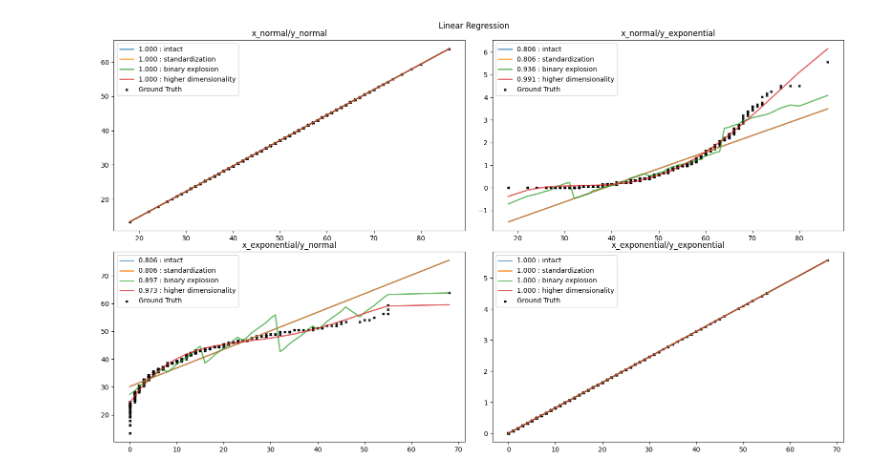
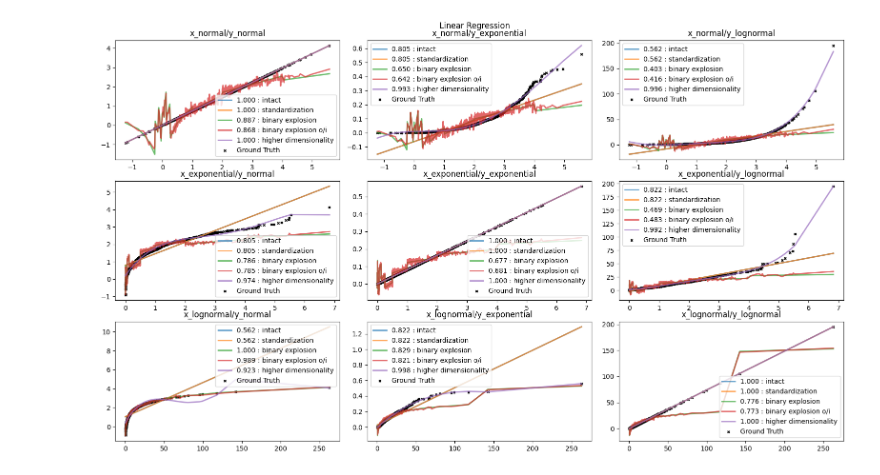
Before and after one commit to Nearpit/BaseEncoding, a Jupyter notebook: experiments.ipynb, the cells around one changed output. Saved outputs shown, nothing was run; the diff lists cells and outputs as text; code cells hidden in the pictures.

```diff
--- a/experiments.ipynb
+++ b/experiments.ipynb
@@ -32,10 +35,18 @@ for dist_name in ['normal', 'exponential']:
 # %%
 standard = lambda x:(x - x.mean())/x.std()
+
+transform_layer = FloatBaseEncoder()
+transform_layer_only_integers = FloatBaseEncoder(only_integers=True)
+tranformations = {'intact': lambda x: x,
+                  'standardization': standard,
+                  'binary explosion': lambda x: transform_layer(x).squeeze(1),
+                  'binary explosion o/i': lambda x: transform_layer_only_integers(x).squeeze(1),
+                  'higher dimensionality': lambda x, n=5: np.power(x, np.arange(1, n))}
 # %%
-fig, ax = plt.subplots(2, 2, figsize=(16,10))
+fig, ax = plt.subplots(2, len(y_array), figsize=(16,10))
 kwargs = {'bins': 20}
 
-for idx, name in enumerate( ['y_normal', 'y_exponential']):
+for idx, name in enumerate(y_array):
     for idy, standard_name in enumerate(['', 'standardized']):
         cur = eval(name)
         if standard_name:
@@ -52,8 +63,8 @@ plt.show()
 # %%
-fig, ax = plt.subplots(2, 2, figsize=(16,10))
+fig, ax = plt.subplots(2, len(x_array), figsize=(16,10))
 kwargs = {'bins': 20}
 
-for idx, name in enumerate( ['x_normal', 'x_exponential']):
+for idx, name in enumerate(x_array):
     for idy, standard_name in enumerate(['', 'standardized']):
         cur = eval(name)
         if standard_name:
@@ -70,17 +81,8 @@ plt.show()
-# %%
-x_array = ['x_normal', 'x_exponential']
-y_array = ['y_normal', 'y_exponential']
 # %%
-transform_layer = IntegerBaseEncoder()
-
-
 fig, ax = plt.subplots(len(x_array), len(y_array), figsize=(16, 9))
 fig.tight_layout()
 
-tranformations = {'intact': lambda x: x,
-                  'standardization': standard,
-                  'binary explosion': lambda x: transform_layer(x).squeeze(1),
-                  'higher dimensionality': lambda x, n=5: np.power(x, np.arange(1, n))}
+
 baseline = LinearRegression
 
 for idx, x_name in enumerate(x_array):
@@ -125,4 +127,4 @@ coreClock: 1.62GHz coreCount: 6 deviceMemorySize: 3.95GiB deviceMemoryBandwidth:
-[figure, old version]
+[figure, new version]
 # %%
 class _MLPBlock(keras.layers.Layer):
     def __init__(self, width, droprate=0, regularization=keras.regularizers.L1L2(0), **kwargs):
```
Also changed, not shown: parts of 7 cells of this notebook, 1 other file.
